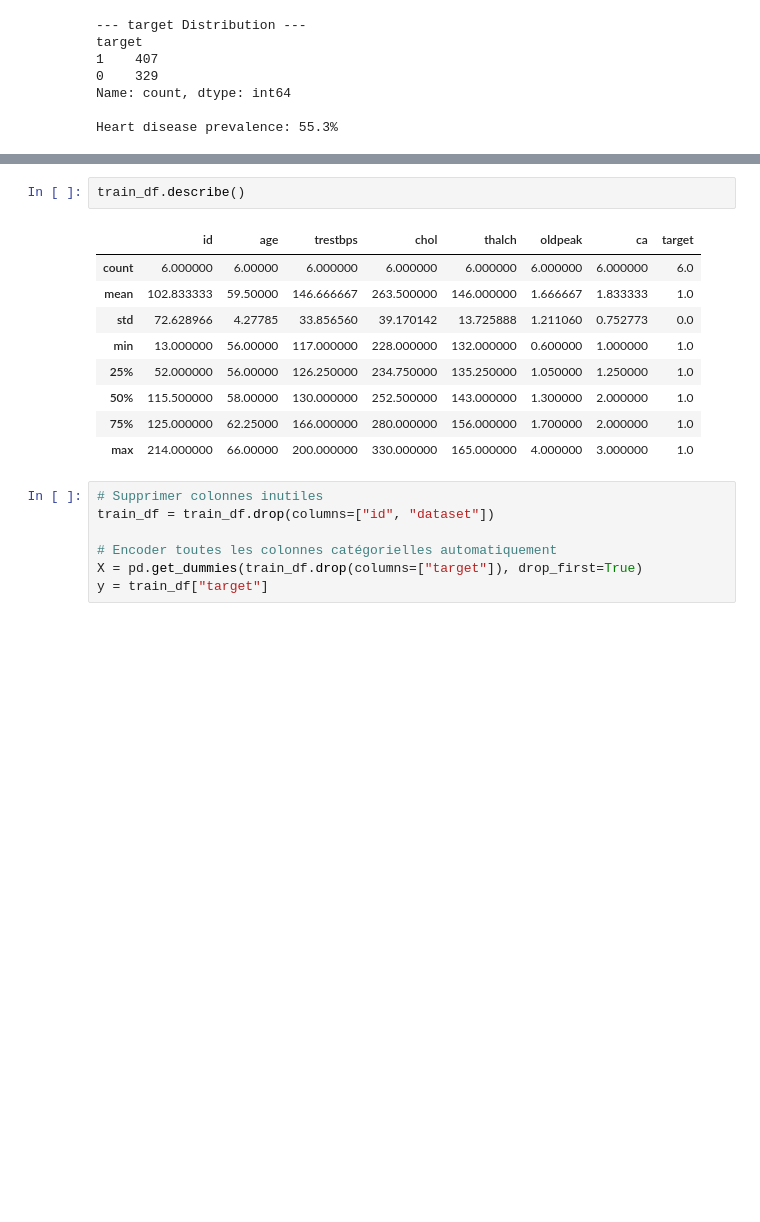
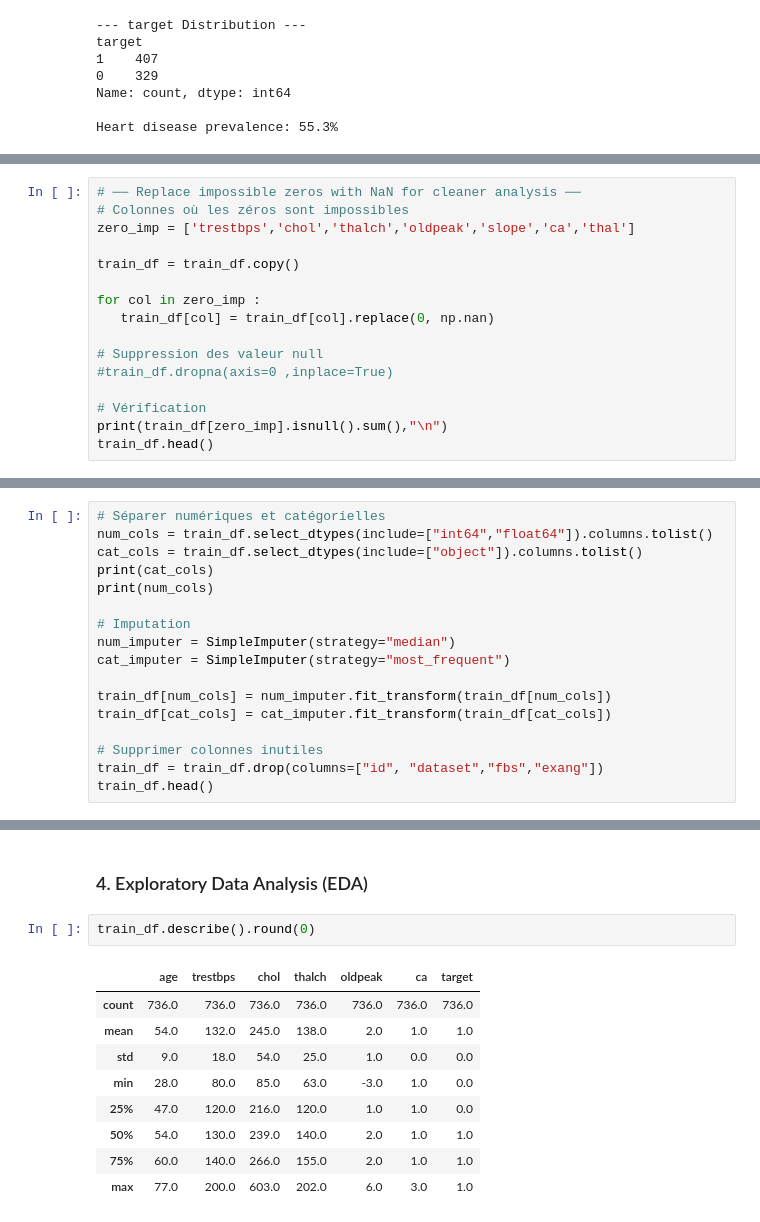
Before and after one commit to Team2sn/SPARK-TEAM-2-SENEGAL, a Jupyter notebook: Hackaton week 6/notebooks/spark-2026-heart_disease-notebook.ipynb, the cells around one changed output, grey strips where cells are left out. Drawn from its saved outputs; the diff is of its cells as text; blank space fills up the shorter version.

Commit message:
MLF : 2nd solution-load clean and one model(Logistic Regression)

```diff
--- a/Hackaton week 6/notebooks/spark-2026-heart_disease-notebook.ipynb
+++ b/Hackaton week 6/notebooks/spark-2026-heart_disease-notebook.ipynb
@@ -150,0 +236,16 @@ Total complete cases: 246 / 736
+# %%
+# ── Replace impossible zeros with NaN for cleaner analysis ──
+# Colonnes où les zéros sont impossibles
+zero_imp = ['trestbps','chol','thalch','oldpeak','slope','ca','thal']
+
+train_df = train_df.copy()
+
+for col in zero_imp :
+   train_df[col] = train_df[col].replace(0, np.nan)
+
+# Suppression des valeur null
+#train_df.dropna(axis=0 ,inplace=True)
+
+# Vérification
+print(train_df[zero_imp].isnull().sum(),"\n")
+train_df.head()
@@ -150,0 +273,17 @@ Total complete cases: 246 / 736
+# %%
+# Séparer numériques et catégorielles
+num_cols = train_df.select_dtypes(include=["int64","float64"]).columns.tolist()
+cat_cols = train_df.select_dtypes(include=["object"]).columns.tolist()
+print(cat_cols)
+print(num_cols)
+
+# Imputation
+num_imputer = SimpleImputer(strategy="median")
+cat_imputer = SimpleImputer(strategy="most_frequent")
+
+train_df[num_cols] = num_imputer.fit_transform(train_df[num_cols])
+train_df[cat_cols] = cat_imputer.fit_transform(train_df[cat_cols])
+
+# Supprimer colonnes inutiles
+train_df = train_df.drop(columns=["id", "dataset","fbs","exang"])
+train_df.head()
@@ -151,19 +431,14 @@ Total complete cases: 246 / 736
+# %% [markdown]
+### 4. Exploratory Data Analysis (EDA)
 # %%
-train_df.describe()
+train_df.describe().round(0)
 # %% [output]
-|  | id | age | trestbps | chol | thalch | oldpeak | ca | target |
-| count | 6.000000 | 6.00000 | 6.000000 | 6.000000 | 6.000000 | 6.000000 | 6.000000 | 6.0 |
-| mean | 102.833333 | 59.50000 | 146.666667 | 263.500000 | 146.000000 | 1.666667 | 1.833333 | 1.0 |
-| std | 72.628966 | 4.27785 | 33.856560 | 39.170142 | 13.725888 | 1.211060 | 0.752773 | 0.0 |
-| min | 13.000000 | 56.00000 | 117.000000 | 228.000000 | 132.000000 | 0.600000 | 1.000000 | 1.0 |
-| 25% | 52.000000 | 56.00000 | 126.250000 | 234.750000 | 135.250000 | 1.050000 | 1.250000 | 1.0 |
-| 50% | 115.500000 | 58.00000 | 130.000000 | 252.500000 | 143.000000 | 1.300000 | 2.000000 | 1.0 |
-| 75% | 125.000000 | 62.25000 | 166.000000 | 280.000000 | 156.000000 | 1.700000 | 2.000000 | 1.0 |
-| max | 214.000000 | 66.00000 | 200.000000 | 330.000000 | 165.000000 | 4.000000 | 3.000000 | 1.0 |
+|  | age | trestbps | chol | thalch | oldpeak | ca | target |
+| count | 736.0 | 736.0 | 736.0 | 736.0 | 736.0 | 736.0 | 736.0 |
+| mean | 54.0 | 132.0 | 245.0 | 138.0 | 2.0 | 1.0 | 1.0 |
+| std | 9.0 | 18.0 | 54.0 | 25.0 | 1.0 | 0.0 | 0.0 |
+| min | 28.0 | 80.0 | 85.0 | 63.0 | -3.0 | 1.0 | 0.0 |
+| 25% | 47.0 | 120.0 | 216.0 | 120.0 | 1.0 | 1.0 | 0.0 |
+| 50% | 54.0 | 130.0 | 239.0 | 140.0 | 2.0 | 1.0 | 1.0 |
+| 75% | 60.0 | 140.0 | 266.0 | 155.0 | 2.0 | 1.0 | 1.0 |
+| max | 77.0 | 200.0 | 603.0 | 202.0 | 6.0 | 3.0 | 1.0 |
-# %%
-# Supprimer colonnes inutiles
-train_df = train_df.drop(columns=["id", "dataset"])
-
-# Encoder toutes les colonnes catégorielles automatiquement
-X = pd.get_dummies(train_df.drop(columns=["target"]), drop_first=True)
-y = train_df["target"]
```
Also changed, not shown: parts of 31 cells of this notebook.
